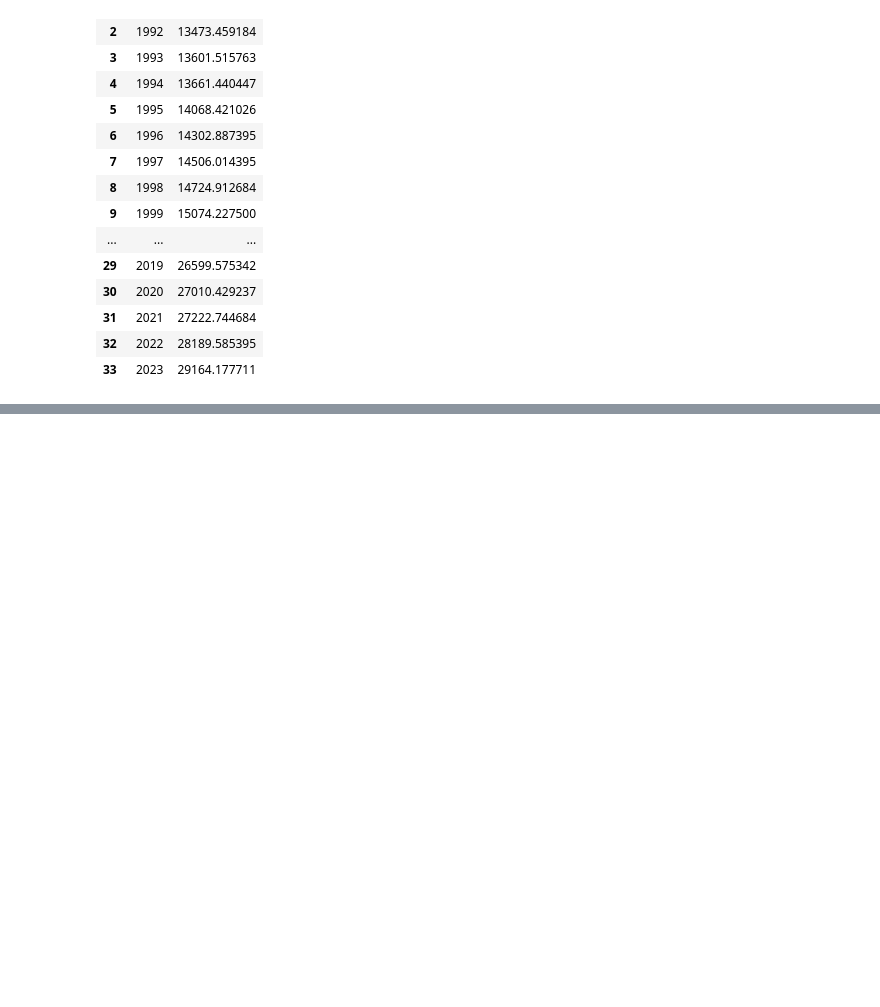
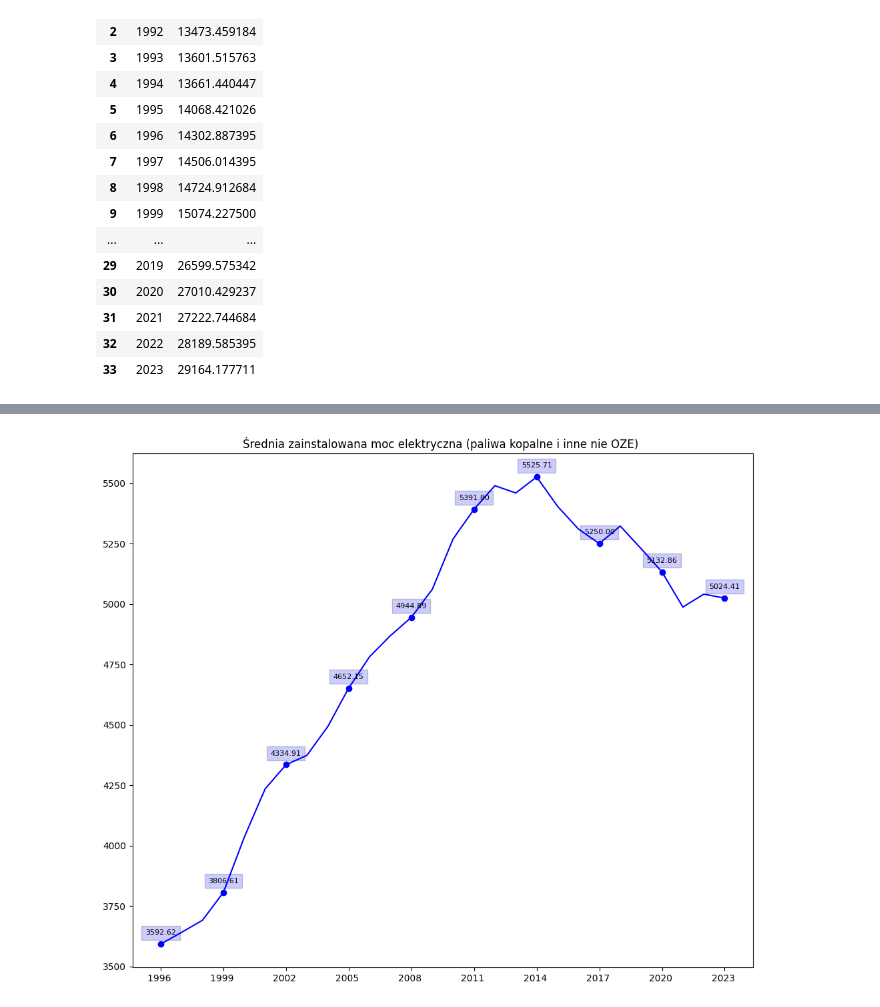
Before and after one commit to tismiracle/Share-of-energy-from-renewable-sources--nrg_ind_share-, a Jupyter notebook: notebook.ipynb, the cells around one changed output, grey strips where cells are left out. Cells and saved outputs as stored; diff of their text form; code cells hidden in the pictures; blank space fills up the shorter version.

```diff
--- a/notebook.ipynb
+++ b/notebook.ipynb
@@ -417,0 +503,30 @@ plt.show()
+# %%
+#ŚREDNIA PRODUKCJA PRĄDU Z FOSSIL FUELS
+df_EU_FOSSIL = df_sorted
+
+
+
+#PRZEKONWERTUJ WARTOSCI NA LICZBY I UZUPELNIJ NA
+df_EU_FOSSIL_converted = convert_to_numeric_and_fillna(df_EU_FOSSIL, 0, 6, 0)
+df_EU_FOSSIL_converted
+
+df_EU_FOSSIL.iloc[:, 6] = df_EU_FOSSIL_converted
+df_EU_FOSSIL
+
+fossil_filtered_df = df_EU_FOSSIL[((df_EU_FOSSIL["Type of fuel"] == "X9900") | (df_EU_FOSSIL["Type of fuel"] == "CF")) & (df_EU_FOSSIL["Type of measure"] == "CAP_NET_ELC") & (df_EU_FOSSIL["Operator"] == "PRR_MAIN")]
+fossil_filtered_df = fossil_filtered_df[(fossil_filtered_df["Country"] != "EA20") & (fossil_filtered_df["Country"] != "EU27_2020")]
+# fossil_filtered_df
+fossil_filtered_df = convert_to_numeric_and_fillna(fossil_filtered_df, 0, 6, 0)
+
+
+fossil_means = iter_through_cols(fossil_filtered_df.iloc[:, 6:], pandas.Series.mean)
+fossil_means
+fossil_means = convert_dict_to_df(fossil_means, "Years", "Means")
+
+fossil_means
+
+fossil_chart = create_plot(fossil_means["Years"].values, fossil_means["Means"].values, fossil_means["Years"].values[::3], "Średnia zainstalowana moc elektryczna (paliwa kopalne i inne nie OZE) ")
+add_labels(fossil_means["Years"].values, fossil_means["Means"].values, 3, fossil_chart)
+plt.show()
+# %% [output]
+[figure, added]
```
Also changed, not shown: parts of 9 cells of this notebook.
